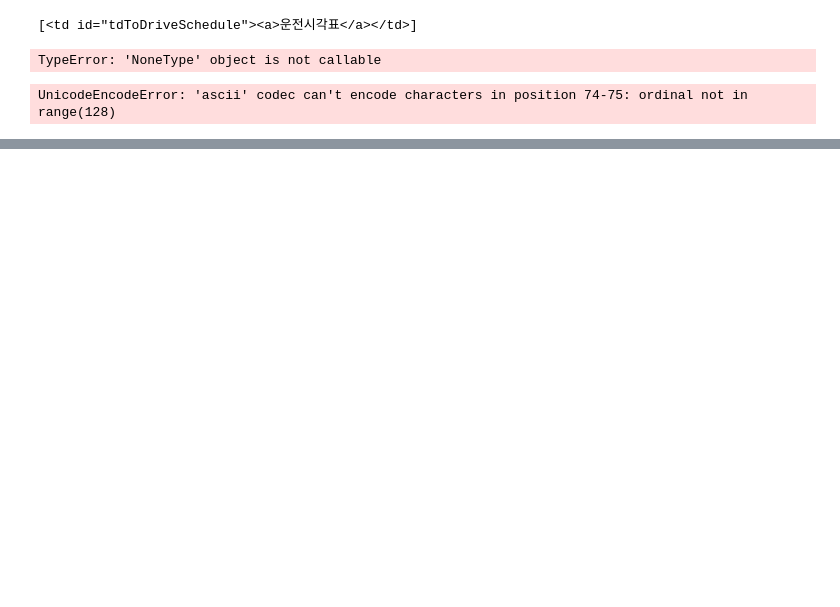
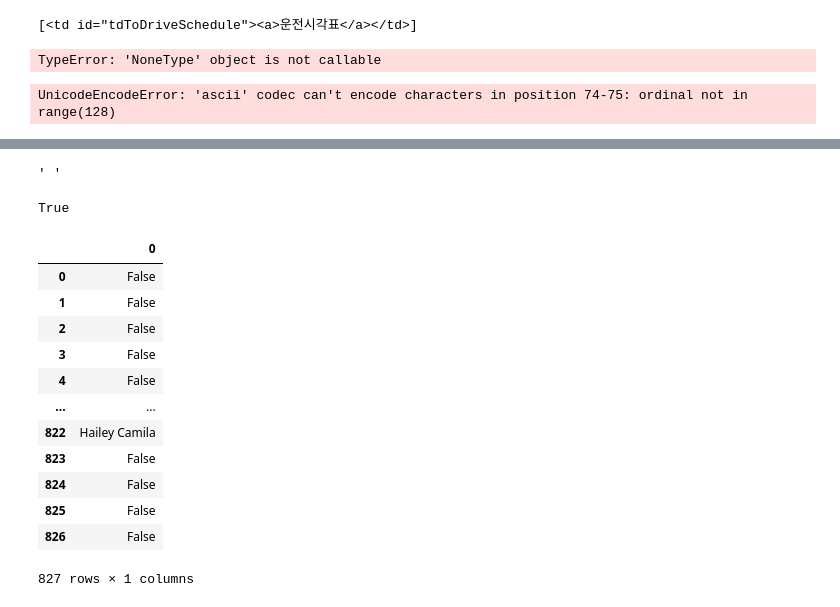
Before and after one commit to Keunji123/KJH, a Jupyter notebook: 시험용.ipynb, the cells around one changed output, grey strips where cells are left out. Drawn from its saved outputs; the diff is of its cells as text; code cells hidden in the pictures; blank space fills up the shorter version.

```diff
--- a/시험용.ipynb
+++ b/시험용.ipynb
@@ -45,0 +183,9 @@ UnicodeEncodeError: 'ascii' codec can't encode characters in position 74-75: ord
+# %%
+df[0][2]
+# %% [output]
+' '
+# %%
+
+all([False if i != i else True for i in df[0]])
+# %% [output]
+True
@@ -45,0 +200,18 @@ UnicodeEncodeError: 'ascii' codec can't encode characters in position 74-75: ord
+# %%
+df1 = df.copy()
+
+df1.drop([sen for sen in df[0].index if df.iloc[sen,0] == False])
+# %% [output]
+|  | 0 |
+| 0 | False |
+| 1 | False |
+| 2 | False |
+| 3 | False |
+| 4 | False |
+| ... | ... |
+| 822 | Hailey Camila |
+| 823 | False |
+| 824 | False |
+| 825 | False |
+| 826 | False |
+827 rows × 1 columns
```
Also changed, not shown: parts of 15 cells of this notebook, 1 other file.
